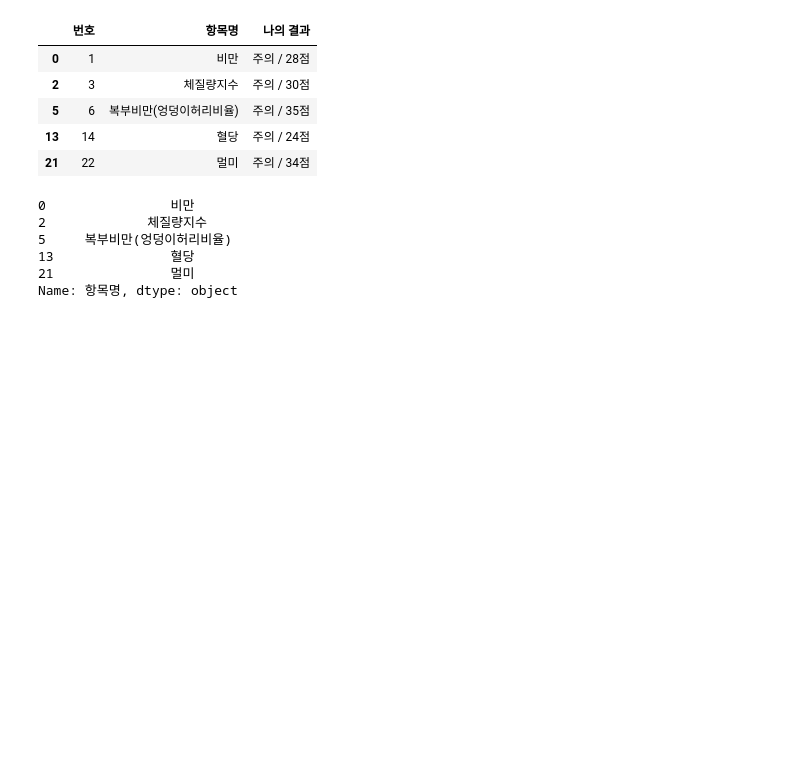
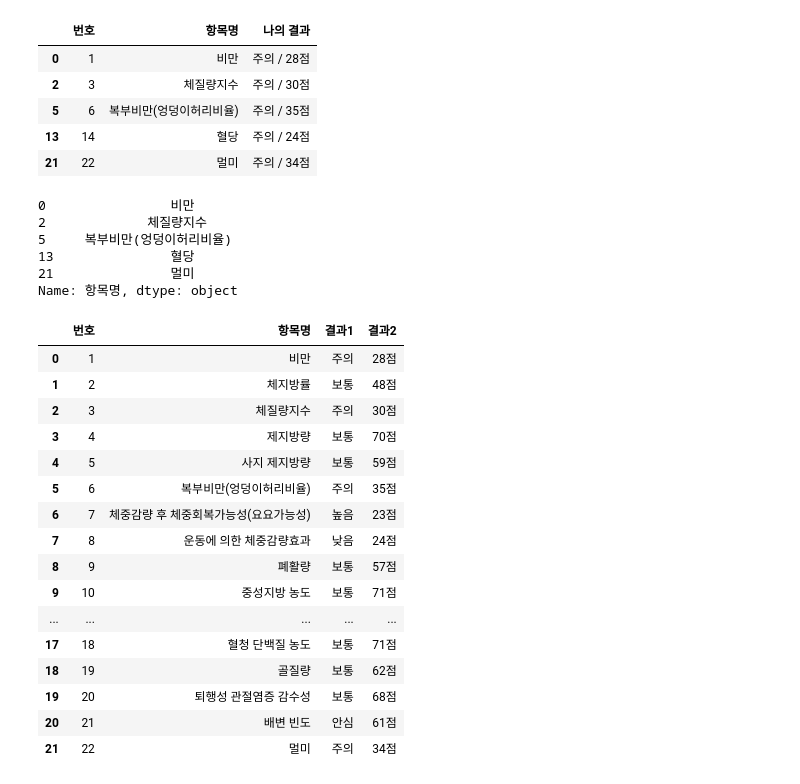
Before and after one commit to andypsh/pdf_dataframe, a Jupyter notebook: pdf_추출_2.ipynb, the cells around one changed output. Drawn from its saved outputs; the diff is of its cells as text; code cells hidden in the pictures; blank space fills up the shorter version.

```diff
--- a/pdf_추출_2.ipynb
+++ b/pdf_추출_2.ipynb
@@ -188,3 +177,33 @@ filtered_rows['항목명']
 13               혈당
 21               멀미
 Name: 항목명, dtype: object
+# %%
+# '/'를 기준으로 '나의 결과' 열을 분할하여 새로운 데이터프레임을 생성합니다.
+split_df = df_combined['나의 결과'].str.split('/', expand=True)
+
+# 분할된 데이터프레임의 열 이름을 '결과1', '결과2'로 설정합니다.
+split_df.columns = ['결과1', '결과2']
+
+# 분할된 데이터를 원래의 df_combined 데이터프레임에 결합합니다.
+df_combined = pd.concat([df_combined, split_df], axis=1)
+df_combined = df_combined[['번호' , '항목명' , '결과1' , '결과2']]
+# 결과 확인
+df_combined
+# %% [output]
+|  | 번호 | 항목명 | 결과1 | 결과2 |
+| 0 | 1 | 비만 | 주의 | 28점 |
+| 1 | 2 | 체지방률 | 보통 | 48점 |
+| 2 | 3 | 체질량지수 | 주의 | 30점 |
+| 3 | 4 | 제지방량 | 보통 | 70점 |
+| 4 | 5 | 사지 제지방량 | 보통 | 59점 |
+| 5 | 6 | 복부비만(엉덩이허리비율) | 주의 | 35점 |
+| 6 | 7 | 체중감량 후 체중회복가능성(요요가능성) | 높음 | 23점 |
+| 7 | 8 | 운동에 의한 체중감량효과 | 낮음 | 24점 |
+| 8 | 9 | 폐활량 | 보통 | 57점 |
+| 9 | 10 | 중성지방 농도 | 보통 | 71점 |
+| ... | ... | ... | ... | ... |
+| 17 | 18 | 혈청 단백질 농도 | 보통 | 71점 |
+| 18 | 19 | 골질량 | 보통 | 62점 |
+| 19 | 20 | 퇴행성 관절염증 감수성 | 보통 | 68점 |
+| 20 | 21 | 배변 빈도 | 안심 | 61점 |
+| 21 | 22 | 멀미 | 주의 | 34점 |
```
Also changed, not shown: parts of 1 cell of this notebook.
